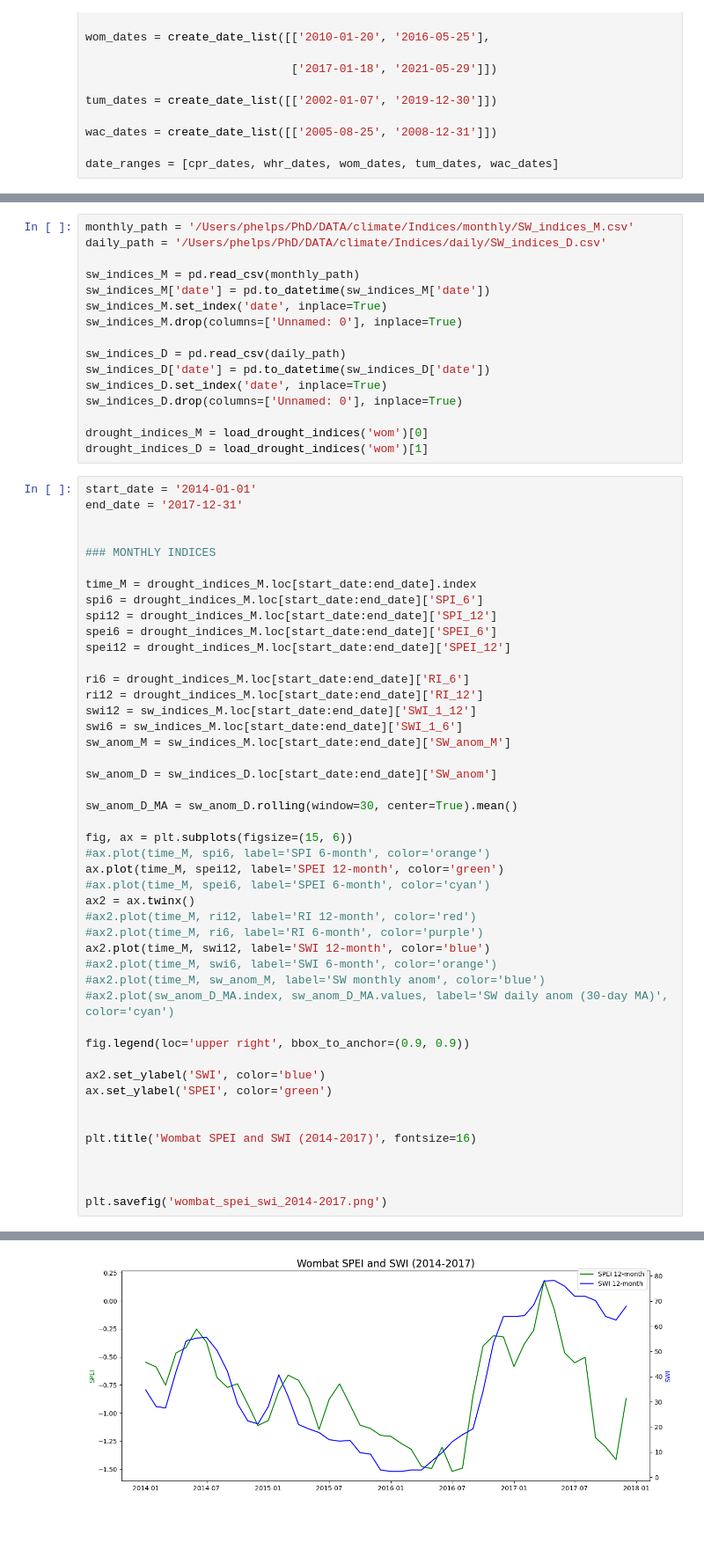
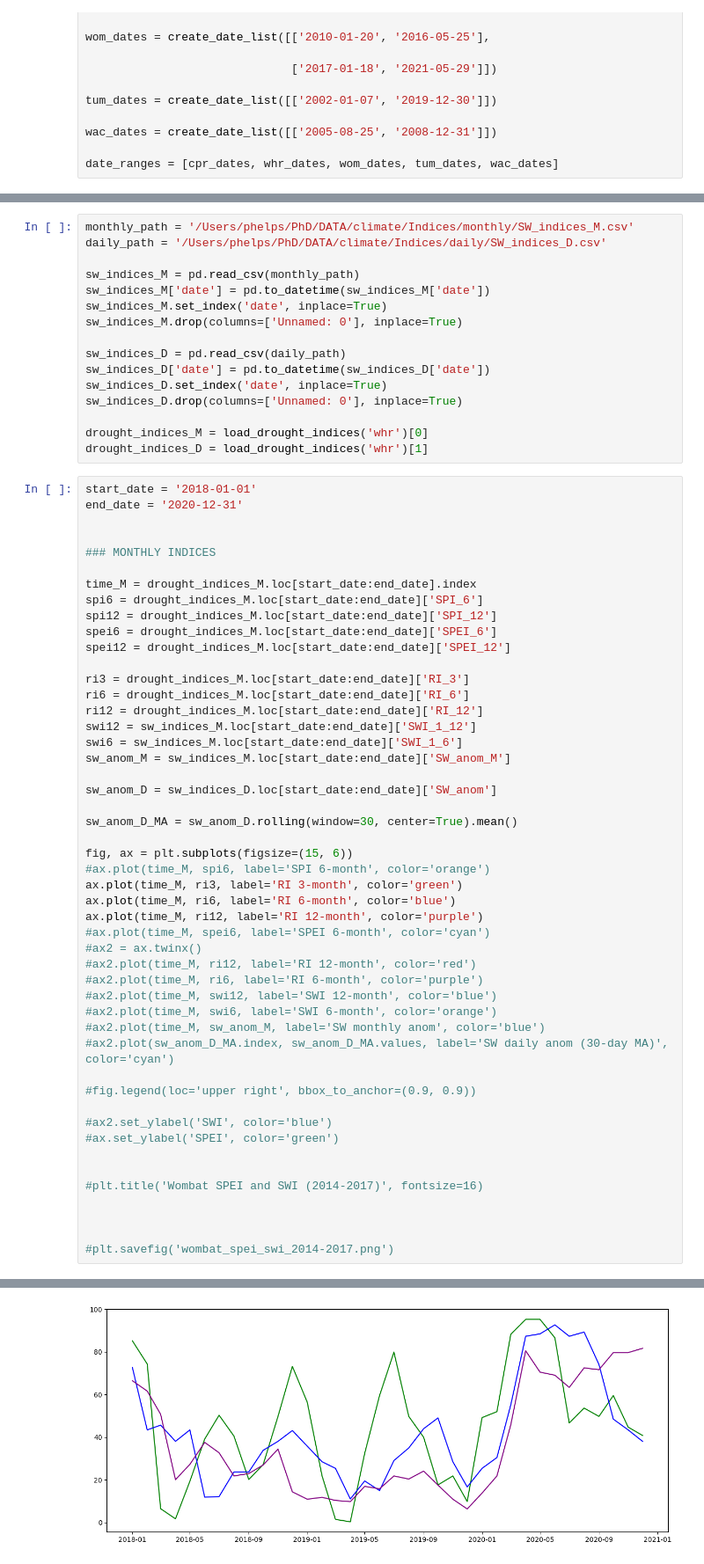
Before and after one commit to joephelps/PhD, a Jupyter notebook: notebooks/drought_plots.ipynb, the cells around one changed output, grey strips where cells are left out. Shown at 88% size. Saved outputs shown, nothing was run; the diff lists cells and outputs as text; blank space fills up the shorter version.

```diff
--- a/notebooks/drought_plots.ipynb
+++ b/notebooks/drought_plots.ipynb
@@ -138,11 +138,11 @@ sw_indices_D['date'] = pd.to_datetime(sw_indices_D['date'])
 sw_indices_D.set_index('date', inplace=True)
 sw_indices_D.drop(columns=['Unnamed: 0'], inplace=True)
 
-drought_indices_M = load_drought_indices('wom')[0]
-drought_indices_D = load_drought_indices('wom')[1]
+drought_indices_M = load_drought_indices('whr')[0]
+drought_indices_D = load_drought_indices('whr')[1]
 # %%
-start_date = '2014-01-01'
-end_date = '2017-12-31'
+start_date = '2018-01-01'
+end_date = '2020-12-31'
 
 
 ### MONTHLY INDICES
@@ -153,6 +153,7 @@ spi12 = drought_indices_M.loc[start_date:end_date]['SPI_12']
 spei6 = drought_indices_M.loc[start_date:end_date]['SPEI_6']
 spei12 = drought_indices_M.loc[start_date:end_date]['SPEI_12']
 
+ri3 = drought_indices_M.loc[start_date:end_date]['RI_3']
 ri6 = drought_indices_M.loc[start_date:end_date]['RI_6']
 ri12 = drought_indices_M.loc[start_date:end_date]['RI_12']
 swi12 = sw_indices_M.loc[start_date:end_date]['SWI_1_12']
@@ -165,25 +166,27 @@ sw_anom_D_MA = sw_anom_D.rolling(window=30, center=True).mean()
 
 fig, ax = plt.subplots(figsize=(15, 6))
 #ax.plot(time_M, spi6, label='SPI 6-month', color='orange')
-ax.plot(time_M, spei12, label='SPEI 12-month', color='green')
+ax.plot(time_M, ri3, label='RI 3-month', color='green')
+ax.plot(time_M, ri6, label='RI 6-month', color='blue')
+ax.plot(time_M, ri12, label='RI 12-month', color='purple')
 #ax.plot(time_M, spei6, label='SPEI 6-month', color='cyan')
-ax2 = ax.twinx()
+#ax2 = ax.twinx()
 #ax2.plot(time_M, ri12, label='RI 12-month', color='red')
 #ax2.plot(time_M, ri6, label='RI 6-month', color='purple')
-ax2.plot(time_M, swi12, label='SWI 12-month', color='blue')
+#ax2.plot(time_M, swi12, label='SWI 12-month', color='blue')
 #ax2.plot(time_M, swi6, label='SWI 6-month', color='orange')
 #ax2.plot(time_M, sw_anom_M, label='SW monthly anom', color='blue')
 #ax2.plot(sw_anom_D_MA.index, sw_anom_D_MA.values, label='SW daily anom (30-day MA)', color='cyan')
 
-fig.legend(loc='upper right', bbox_to_anchor=(0.9, 0.9))
+#fig.legend(loc='upper right', bbox_to_anchor=(0.9, 0.9))
 
-ax2.set_ylabel('SWI', color='blue')
-ax.set_ylabel('SPEI', color='green')
+#ax2.set_ylabel('SWI', color='blue')
+#ax.set_ylabel('SPEI', color='green')
 
 
-plt.title('Wombat SPEI and SWI (2014-2017)', fontsize=16)
+#plt.title('Wombat SPEI and SWI (2014-2017)', fontsize=16)
 
 
 
-plt.savefig('wombat_spei_swi_2014-2017.png')
+#plt.savefig('wombat_spei_swi_2014-2017.png')
 # %% [output]
@@ -190,4 +194,4 @@ plt.savefig('wombat_spei_swi_2014-2017.png')
-[figure, old version]
+[figure, new version]
 # %%
 plt.scatter(spei12, swi12)
 # %% [output]
```
Also changed, not shown: parts of 3 cells of this notebook, 2 other files.
